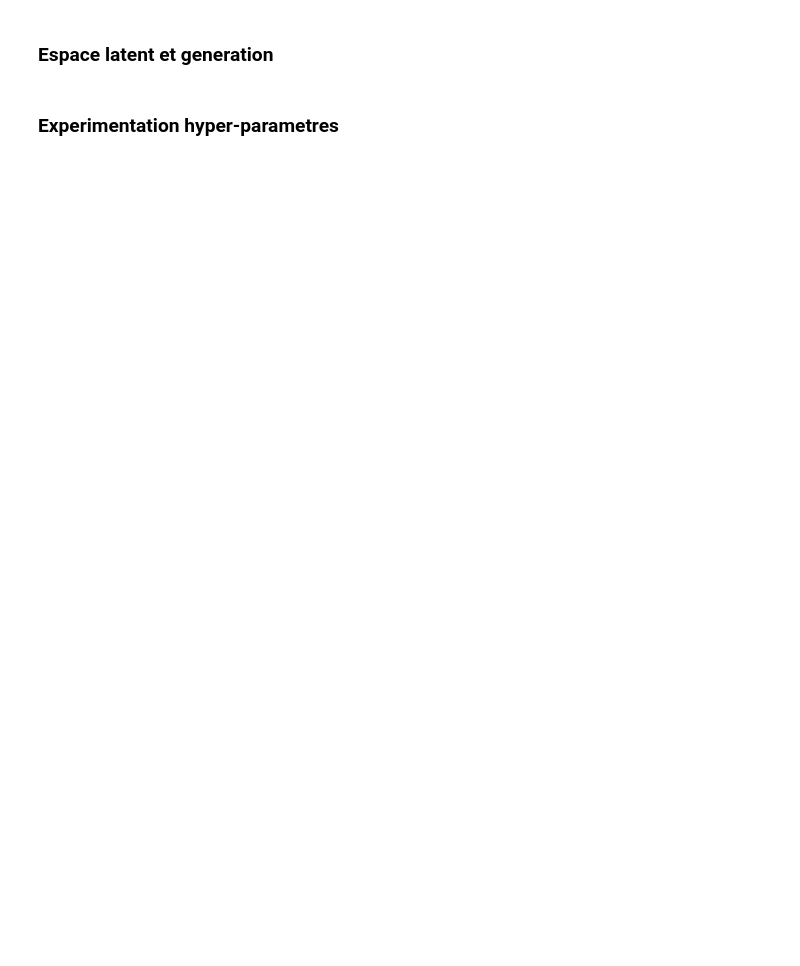
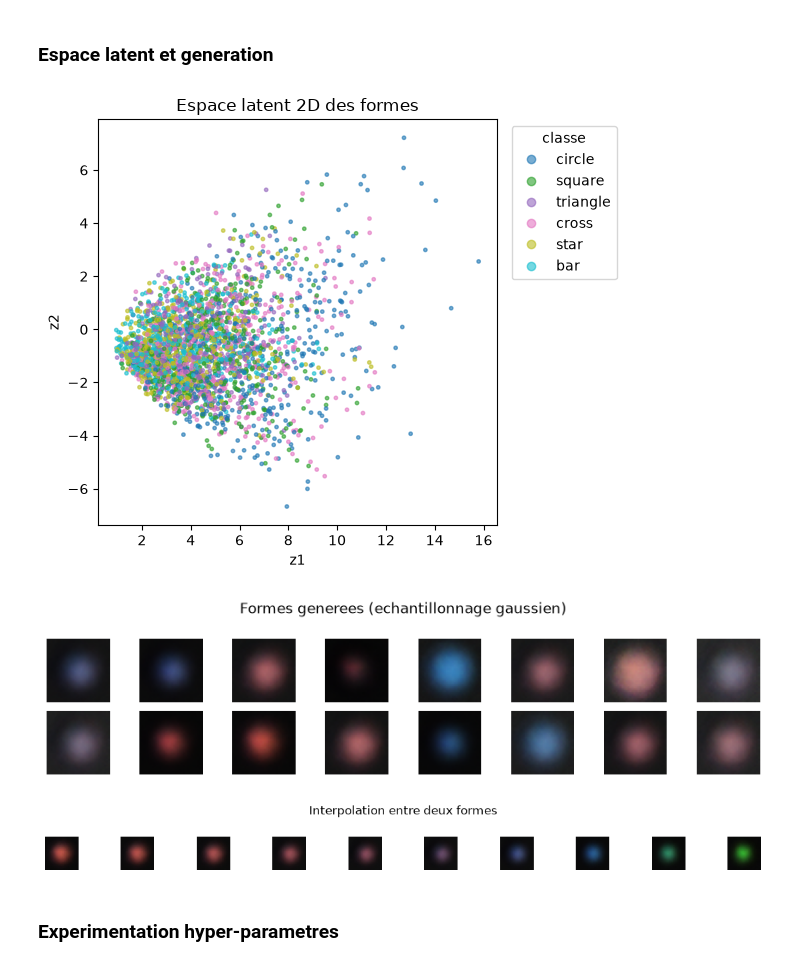
Before and after one commit to magicAyyub/unsupervised, a Jupyter notebook: notebooks/03_autoencoder.ipynb, the cells around one changed output. Saved outputs shown, nothing was run; the diff lists cells and outputs as text; code cells hidden in the pictures; blank space fills up the shorter version.

```diff
--- a/notebooks/03_autoencoder.ipynb
+++ b/notebooks/03_autoencoder.ipynb
@@ -256,18 +315,22 @@ print(f"\nMessage par image: {per_image_bytes:.0f} octets contre {X_shapes_eval[
 # %% [markdown]
 ### Espace latent et generation
 # %%
-plot_latent_scatter(shapes_latent, y_shapes_eval, class_names=shape_names,
+plot_latent_scatter(shapes_latent.array, y_shapes_eval, class_names=shape_names,
                     title="Espace latent 2D des formes")
 
 # Generation par echantillonnage gaussien
 new_codes = sample_gaussian_latent(shapes_latent.array, n_samples=16)
 generated = shapes_model.decode(Latent(array=new_codes, nature="continuous"))
 show_image_grid(generated, SHAPES_SHAPE, nrow=2, ncol=8, title="Formes generees (echantillonnage gaussien)")
 
 # Interpolation entre deux formes
 path = interpolate_latent(shapes_latent.array[0], shapes_latent.array[5], steps=10)
 morph = shapes_model.decode(Latent(array=path, nature="continuous"))
 show_image_grid(morph, SHAPES_SHAPE, nrow=1, ncol=10, title="Interpolation entre deux formes")
+# %% [output]
+[figure, added]
+[figure, added]
+[figure, added]
 # %% [markdown]
 ### Experimentation hyper-parametres
 # %%
```
Also changed, not shown: parts of 14 cells of this notebook.
